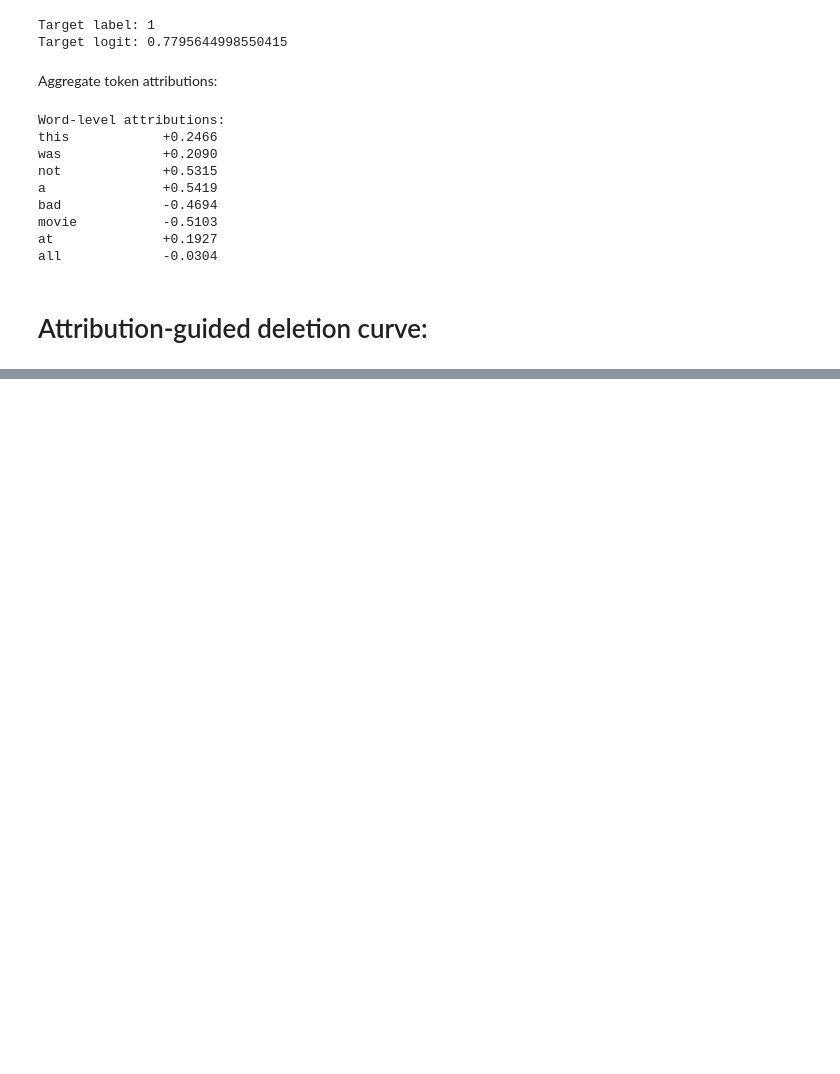
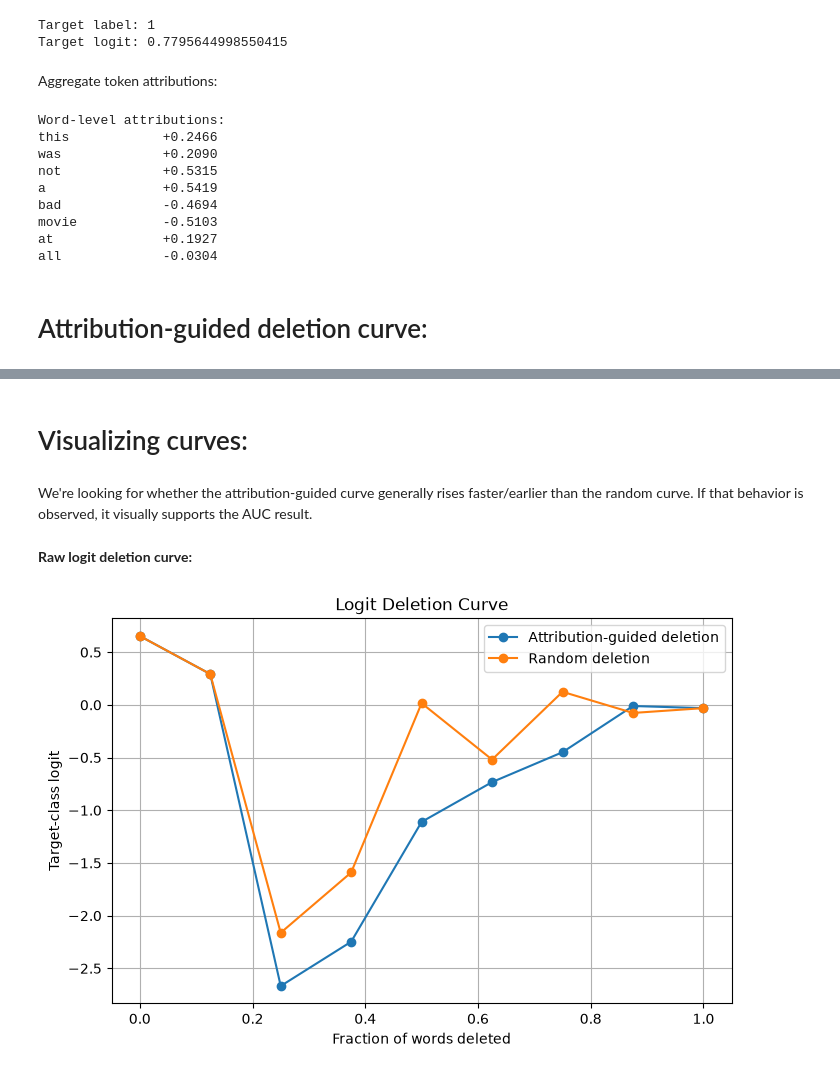
Before and after one commit to jordan-dsouza/xray-transformers, a Jupyter notebook: notebooks/exploration.ipynb, the cells around one changed output, grey strips where cells are left out. Saved outputs shown, nothing was run; the diff lists cells and outputs as text; code cells hidden in the pictures; blank space fills up the shorter version.

```diff
--- a/notebooks/exploration.ipynb
+++ b/notebooks/exploration.ipynb
@@ -145,0 +160,12 @@ top_k_curve = top_k_deletion_curve(
+# %%
+from xray.evaluation import random_deletion_curve
+
+random_curve = random_deletion_curve(
+    model=model,
+    tokenizer=tokenizer,
+    text=test_text,
+    tokens=tokens,
+    target_label=target_label,
+    device=device,
+    seed=42
+)
@@ -145,0 +253,36 @@ top_k_curve = top_k_deletion_curve(
+# %% [markdown]
+# Visualizing curves:
+# %% [markdown]
+We're looking for whether the attribution-guided curve generally rises faster/earlier than the random curve.
+If that behavior is observed, it visually supports the AUC result.
+# %% [markdown]
+**Raw logit deletion curve:**
+# %%
+import matplotlib.pyplot as plt
+
+plt.figure(figsize=(8, 5))
+
+plt.plot(
+    top_k_curve["fractions"],
+    top_k_curve["logits"],
+    marker="o",
+    label="Attribution-guided deletion"
+)
+
+plt.plot(
+    random_curve["fractions"],
+    random_curve["logits"],
+    marker="o",
+    label="Random deletion"
+)
+
+plt.xlabel("Fraction of words deleted")
+plt.ylabel("Target-class logit")
+plt.title("Logit Deletion Curve")
+
+plt.legend()
+plt.grid(True)
+
+plt.show()
+# %% [output]
+[figure, added]
```
Also changed, not shown: parts of 13 cells of this notebook, 1 other file.
